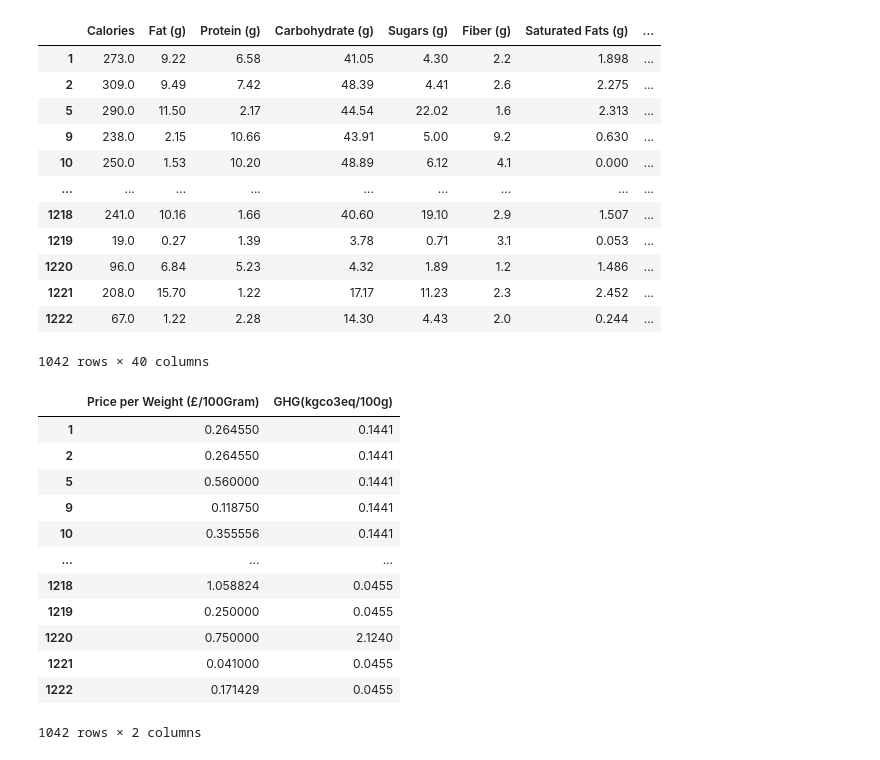
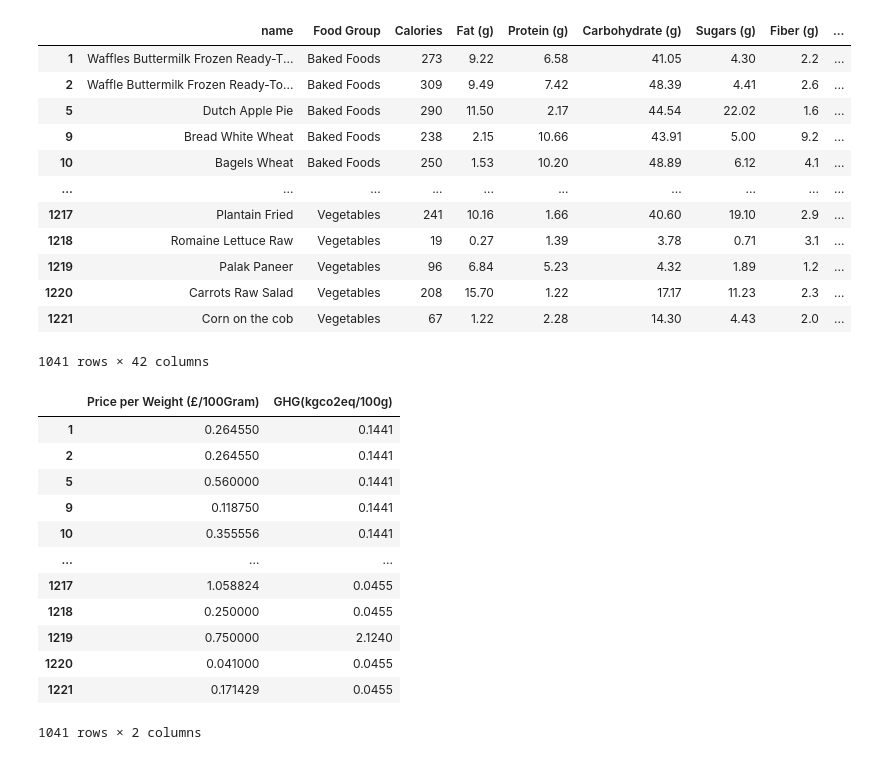
Before and after one commit to EMAT31530/green-team-repo-2, a Jupyter notebook: Test and Train Data/Set-up of data for testing.ipynb, the cells around one changed output. Cells and saved outputs as stored; diff of their text form; code cells hidden in the pictures.

Commit message:
Setting up test and train data for all models
70/30 and 80/20 split of data for testing across all models for comparison for the report.

```diff
--- a/Test and Train Data/Set-up of data for testing.ipynb
+++ b/Test and Train Data/Set-up of data for testing.ipynb
@@ -8,10 +8,10 @@ import matplotlib.pyplot as plt
 import numpy as np
 from sklearn.feature_selection import SelectFromModel
 # %%
-nutrition = pd.read_pickle("/Users/oscarbond/Documents/GitHub/green-team-repo-2/Random forests/OB - Price/Nutrition_Full_Features.pkl")
+nutrition = pd.read_csv("/Users/oscarbond/Documents/GitHub/green-team-repo-2/Test and Train Data/Nutrition_Full_Features.csv")
 #nutrition.drop(nutrition.columns[[]], axis=1, inplace=True)
 
-# removing the brand, and food type columns for data cleaning.
+nutrition = nutrition.dropna()
 nutrition
 # %% [output]
 |  | name | Food Group | Price (£) | Weight (GRAMS) | Price per Weight (£/100Gram) | Carbon Group | ... |
@@ -67,40 +30,42 @@ dtype: object
 # %%
-X = nutrition.iloc[:, 11:].astype('float64').dropna()
+X1 = nutrition.iloc[:, 11:].dropna()
+X2 = nutrition.iloc[:, :2].dropna()
+X = pd.concat([X2, X1], axis=1)
+X
 # pulling out the features data
-X
 # %% [output]
-|  | Calories | Fat (g) | Protein (g) | Carbohydrate (g) | Sugars (g) | Fiber (g) | Saturated Fats (g) | ... |
-| 1 | 273.0 | 9.22 | 6.58 | 41.05 | 4.30 | 2.2 | 1.898 | ... |
-| 2 | 309.0 | 9.49 | 7.42 | 48.39 | 4.41 | 2.6 | 2.275 | ... |
-| 5 | 290.0 | 11.50 | 2.17 | 44.54 | 22.02 | 1.6 | 2.313 | ... |
-| 9 | 238.0 | 2.15 | 10.66 | 43.91 | 5.00 | 9.2 | 0.630 | ... |
-| 10 | 250.0 | 1.53 | 10.20 | 48.89 | 6.12 | 4.1 | 0.000 | ... |
-| ... | ... | ... | ... | ... | ... | ... | ... | ... |
-| 1218 | 241.0 | 10.16 | 1.66 | 40.60 | 19.10 | 2.9 | 1.507 | ... |
-| 1219 | 19.0 | 0.27 | 1.39 | 3.78 | 0.71 | 3.1 | 0.053 | ... |
-| 1220 | 96.0 | 6.84 | 5.23 | 4.32 | 1.89 | 1.2 | 1.486 | ... |
-| 1221 | 208.0 | 15.70 | 1.22 | 17.17 | 11.23 | 2.3 | 2.452 | ... |
-| 1222 | 67.0 | 1.22 | 2.28 | 14.30 | 4.43 | 2.0 | 0.244 | ... |
+|  | name | Food Group | Calories | Fat (g) | Protein (g) | Carbohydrate (g) | Sugars (g) | Fiber (g) | ... |
+| 1 | Waffles Buttermilk Frozen Ready-T... | Baked Foods | 273 | 9.22 | 6.58 | 41.05 | 4.30 | 2.2 | ... |
+| 2 | Waffle Buttermilk Frozen Ready-To... | Baked Foods | 309 | 9.49 | 7.42 | 48.39 | 4.41 | 2.6 | ... |
+| 5 | Dutch Apple Pie | Baked Foods | 290 | 11.50 | 2.17 | 44.54 | 22.02 | 1.6 | ... |
+| 9 | Bread White Wheat | Baked Foods | 238 | 2.15 | 10.66 | 43.91 | 5.00 | 9.2 | ... |
+| 10 | Bagels Wheat | Baked Foods | 250 | 1.53 | 10.20 | 48.89 | 6.12 | 4.1 | ... |
+| ... | ... | ... | ... | ... | ... | ... | ... | ... | ... |
+| 1217 | Plantain Fried | Vegetables | 241 | 10.16 | 1.66 | 40.60 | 19.10 | 2.9 | ... |
+| 1218 | Romaine Lettuce Raw | Vegetables | 19 | 0.27 | 1.39 | 3.78 | 0.71 | 3.1 | ... |
+| 1219 | Palak Paneer | Vegetables | 96 | 6.84 | 5.23 | 4.32 | 1.89 | 1.2 | ... |
+| 1220 | Carrots Raw Salad | Vegetables | 208 | 15.70 | 1.22 | 17.17 | 11.23 | 2.3 | ... |
+| 1221 | Corn on the cob | Vegetables | 67 | 1.22 | 2.28 | 14.30 | 4.43 | 2.0 | ... |
-1042 rows × 40 columns
+1041 rows × 42 columns
 # %%
-y = nutrition.iloc[:, 4:5].astype('float64').dropna()
+y1 = nutrition.iloc[:, 4:5].astype('float64').dropna()
+y2 = nutrition.iloc[:, 7:8].astype('float64').dropna()
 
-y['GHG(kgco3eq/100g)'] = nutrition.iloc[:, 7:8].astype('float64').dropna()
-# pulling out the price data
+y = pd.concat([y1, y2], axis=1)
 y
 # %% [output]
-|  | Price per Weight (£/100Gram) | GHG(kgco3eq/100g) |
+|  | Price per Weight (£/100Gram) | GHG(kgco2eq/100g) |
 | 1 | 0.264550 | 0.1441 |
 | 2 | 0.264550 | 0.1441 |
 | 5 | 0.560000 | 0.1441 |
 | 9 | 0.118750 | 0.1441 |
 | 10 | 0.355556 | 0.1441 |
 | ... | ... | ... |
-| 1218 | 1.058824 | 0.0455 |
-| 1219 | 0.250000 | 0.0455 |
-| 1220 | 0.750000 | 2.1240 |
-| 1221 | 0.041000 | 0.0455 |
-| 1222 | 0.171429 | 0.0455 |
+| 1217 | 1.058824 | 0.0455 |
+| 1218 | 0.250000 | 0.0455 |
+| 1219 | 0.750000 | 2.1240 |
+| 1220 | 0.041000 | 0.0455 |
+| 1221 | 0.171429 | 0.0455 |
-1042 rows × 2 columns
+1041 rows × 2 columns
 # %%
 from sklearn.model_selection import train_test_split
```
Also changed, not shown: parts of 6 cells of this notebook, 15 other files.
